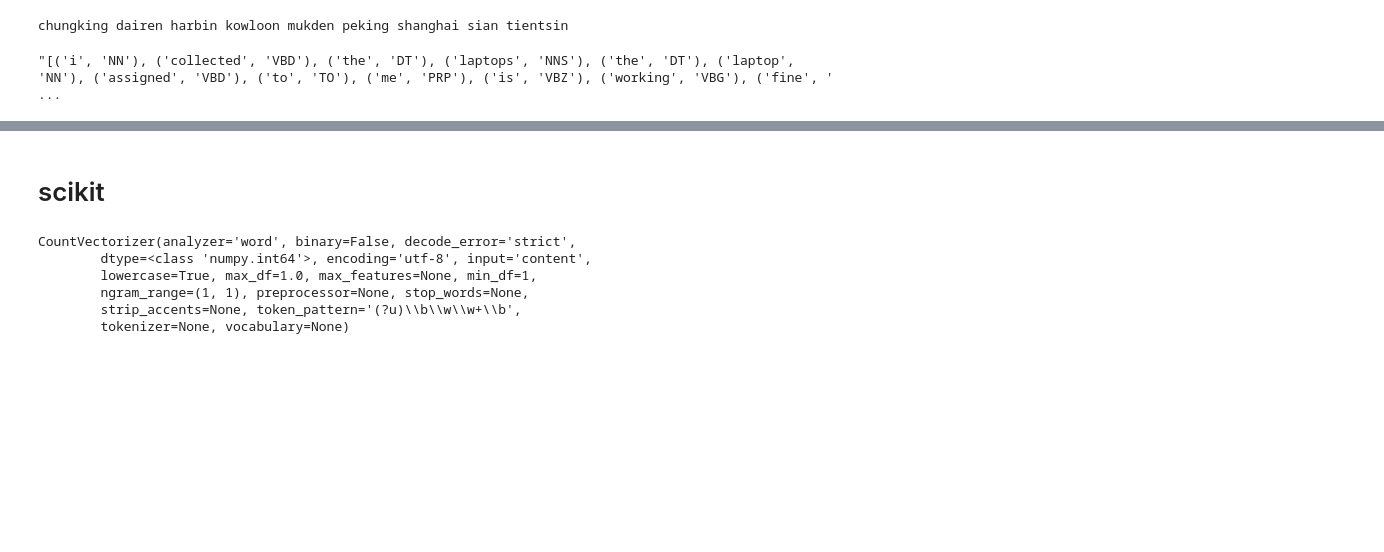
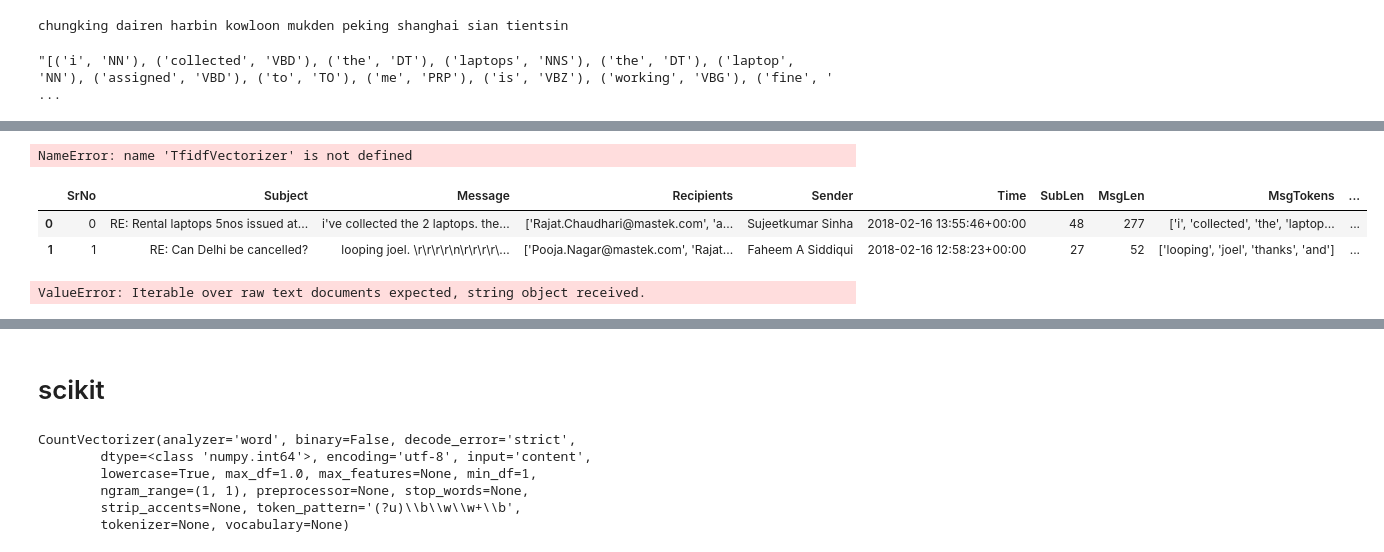
Before and after one commit to RajatChaudhari/mail, a Jupyter notebook: mailNLTKPart2.ipynb, the cells around one changed output, grey strips where cells are left out. Cells and saved outputs as stored; diff of their text form; code cells hidden in the pictures; blank space fills up the shorter version.

```diff
--- a/mailNLTKPart2.ipynb
+++ b/mailNLTKPart2.ipynb
@@ -67,0 +93,16 @@ mail.head(2)
+# %%
+def tfidf(data,srno,n):
+    term_scores={}
+    file_fd=tf(data,srno)
+    for term in file_fd:
+        if term.isalpha():
+            idf_val=idf(data,term)
+            tf_val=tf(data,srno)[term]
+            tfidf_val=tf_val*idf_val
+            term_scores[term]=round(tfidf_val,2)
+    return sorted(term_scores.items(),key=lambda x:-x[1])[:n]
+# %%
+myli=[]
+for item in dataset:
+    #print(str(index)+" "+item["Subject"])
+    myli.append(tfidf(dataset,item,10))
@@ -135,3 +195,7 @@ nltk.chunk.ne_chunk(test.split())
 mail["POS_Msg"][0]
 # %% [output]
 "[('i', 'NN'), ('collected', 'VBD'), ('the', 'DT'), ('laptops', 'NNS'), ('the', 'DT'), ('laptop', 'NN'), ('assigned', 'VBD'), ('to', 'TO'), ('me', 'PRP'), ('is', 'VBZ'), ('working', 'VBG'), ('fine', ' ...
+# %%
+df=pd.DataFrame()
+for item in mail:
+    df.append(tfidf(mail,str(item["Message"]),5))
@@ -137,0 +224,12 @@ mail["POS_Msg"][0]
+# %%
+vect = TfidfVectorizer(stop_words='english', max_df=0.50, min_df=2)
+# %% [output]
+NameError: name 'TfidfVectorizer' is not defined
+# %%
+mail2=mail.join(df)
+# %%
+mail2.head(2)
+# %% [output]
+|  | SrNo | Subject | Message | Recipients | Sender | Time | SubLen | MsgLen | MsgTokens | ... |
+| 0 | 0 | RE: Rental laptops 5nos issued at... | i've collected the 2 laptops. the... | ['Rajat.Chaudhari@mastek.com', 'a... | Sujeetkumar Sinha | 2018-02-16 13:55:46+00:00 | 48 | 277 | ['i', 'collected', 'the', 'laptop... | ... |
+| 1 | 1 | RE: Can Delhi be cancelled? | looping joel. \r\r\r\r\n\r\r\r\r\... | ['Pooja.Nagar@mastek.com', 'Rajat... | Faheem A Siddiqui | 2018-02-16 12:58:23+00:00 | 27 | 52 | ['looping', 'joel', 'thanks', 'and'] | ... |
@@ -137,0 +240,4 @@ mail["POS_Msg"][0]
+# %%
+X = vect.fit_transform(str(mail["Message"]))
+# %% [output]
+ValueError: Iterable over raw text documents expected, string object received.
```
Also changed, not shown: parts of 21 cells of this notebook.
